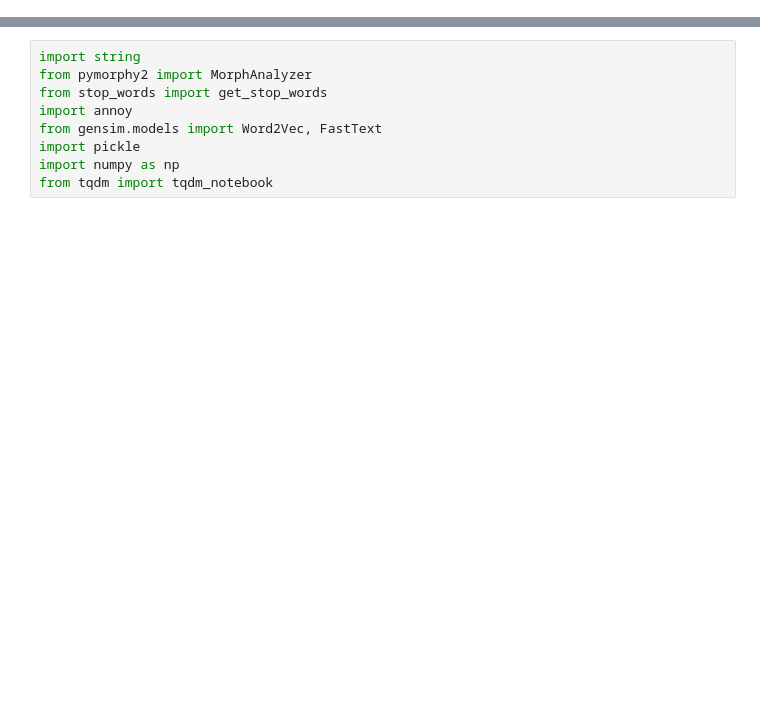
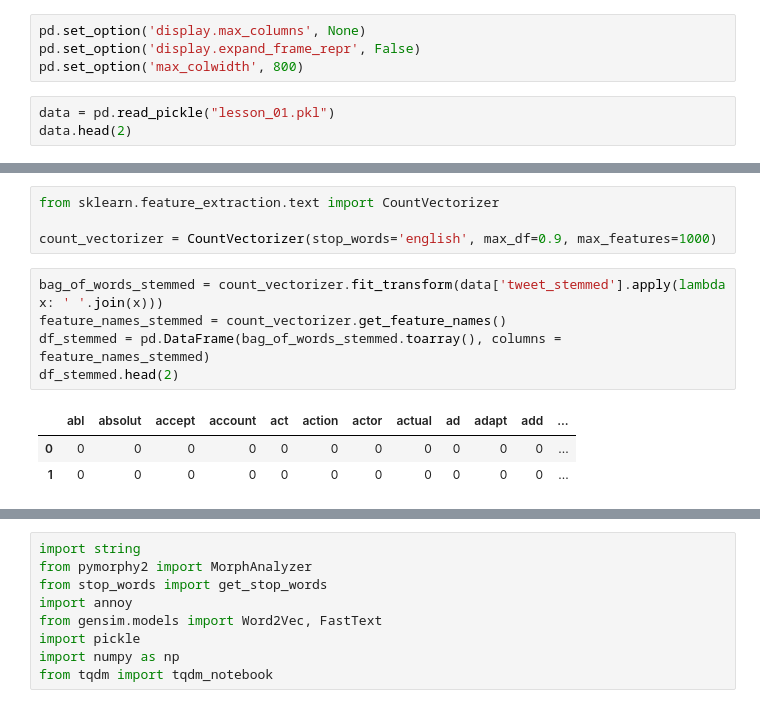
Before and after one commit to SemenovR/GB_IntroductionToNLP, a Jupyter notebook: lesson_2/lesson_2.ipynb, the cells around one changed output, grey strips where cells are left out. Drawn from its saved outputs; the diff is of its cells as text; blank space fills up the shorter version.

```diff
--- a/lesson_2/lesson_2.ipynb
+++ b/lesson_2/lesson_2.ipynb
@@ -343,0 +38,7 @@ print(result)
+# %%
+pd.set_option('display.max_columns', None)
+pd.set_option('display.expand_frame_repr', False)
+pd.set_option('max_colwidth', 800)
+# %%
+data = pd.read_pickle("lesson_01.pkl")
+data.head(2)
@@ -343,0 +55,13 @@ print(result)
+# %%
+from sklearn.feature_extraction.text import CountVectorizer
+
+count_vectorizer = CountVectorizer(stop_words='english', max_df=0.9, max_features=1000)
+# %%
+bag_of_words_stemmed = count_vectorizer.fit_transform(data['tweet_stemmed'].apply(lambda x: ' '.join(x)))
+feature_names_stemmed = count_vectorizer.get_feature_names()
+df_stemmed = pd.DataFrame(bag_of_words_stemmed.toarray(), columns = feature_names_stemmed)
+df_stemmed.head(2)
+# %% [output]
+|  | abl | absolut | accept | account | act | action | actor | actual | ad | adapt | add | ... |
+| 0 | 0 | 0 | 0 | 0 | 0 | 0 | 0 | 0 | 0 | 0 | 0 | ... |
+| 1 | 0 | 0 | 0 | 0 | 0 | 0 | 0 | 0 | 0 | 0 | 0 | ... |
```
Also changed, not shown: parts of 94 cells of this notebook, 1 other file.
